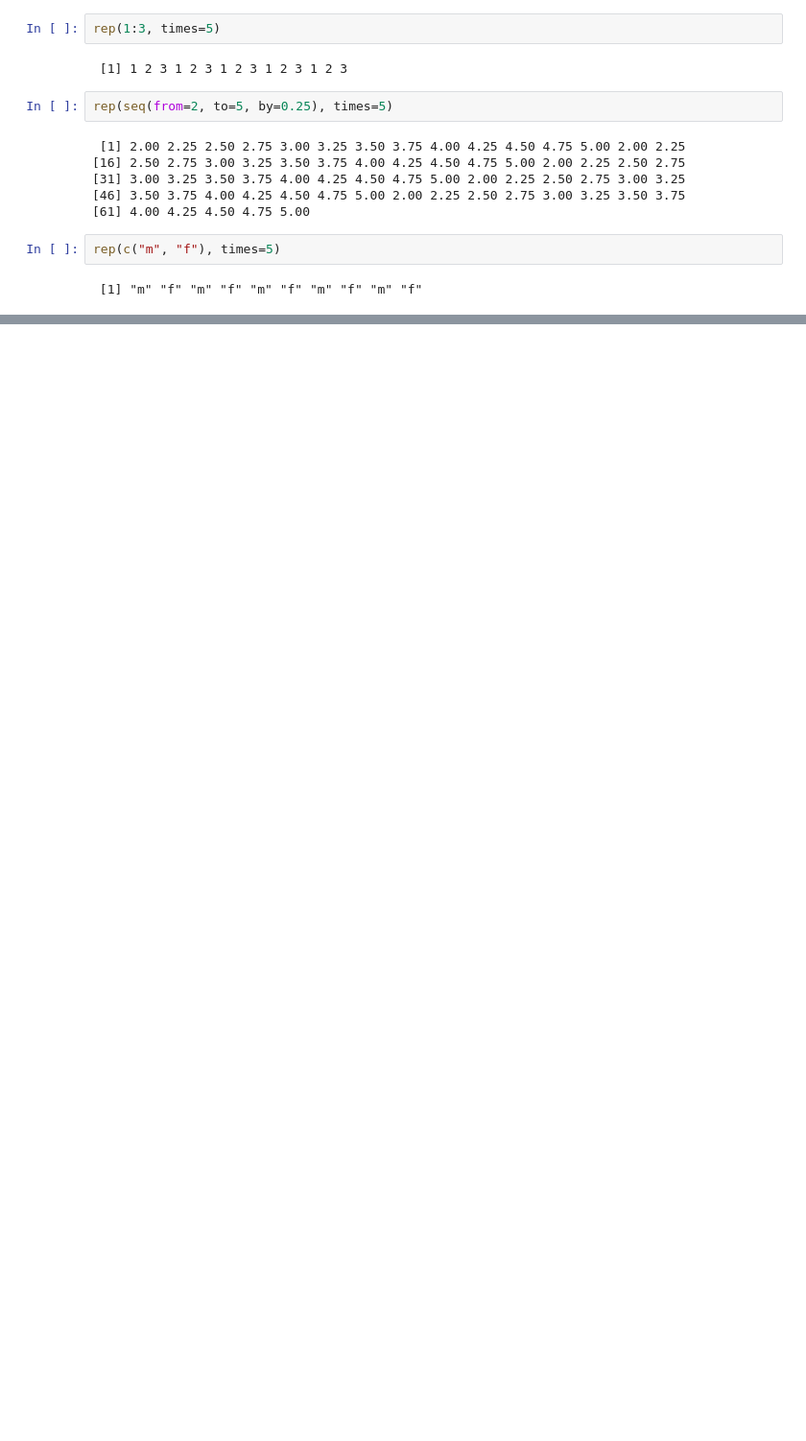
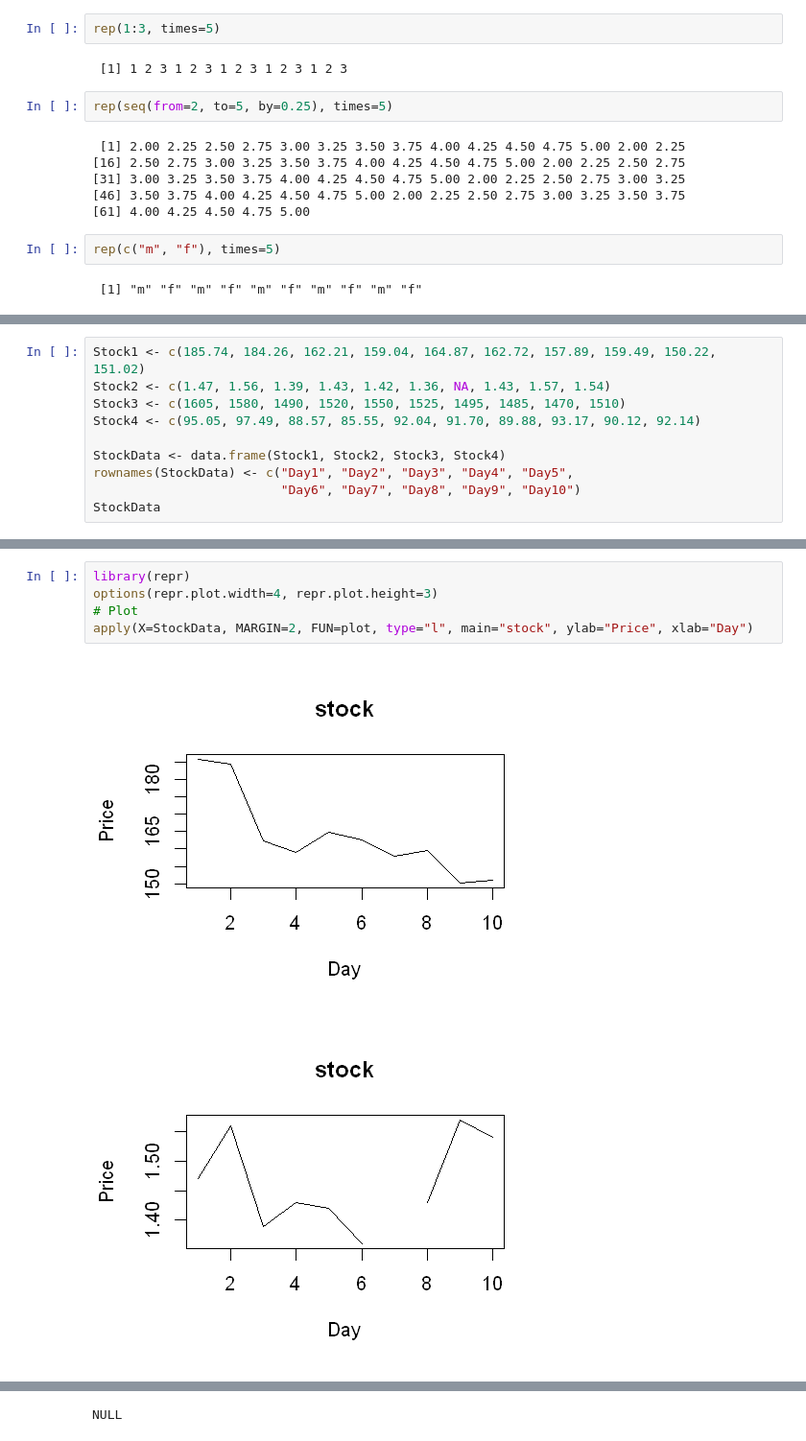
Before and after one commit to AdamYuWen/LearningProgramming, a Jupyter notebook: R/Data Science with R - R Programming for Data Science - MarinStatsLectures.ipynb, the cells around one changed output, grey strips where cells are left out. Shown at 96% size. Drawn from its saved outputs; the diff is of its cells as text; blank space fills up the shorter version.

```diff
--- a/R/Data Science with R - R Programming for Data Science - MarinStatsLectures.ipynb
+++ b/R/Data Science with R - R Programming for Data Science - MarinStatsLectures.ipynb
@@ -56,0 +338,10 @@ rep(c("m", "f"), times=5)
+# %%
+Stock1 <- c(185.74, 184.26, 162.21, 159.04, 164.87, 162.72, 157.89, 159.49, 150.22, 151.02)
+Stock2 <- c(1.47, 1.56, 1.39, 1.43, 1.42, 1.36, NA, 1.43, 1.57, 1.54)
+Stock3 <- c(1605, 1580, 1490, 1520, 1550, 1525, 1495, 1485, 1470, 1510)
+Stock4 <- c(95.05, 97.49, 88.57, 85.55, 92.04, 91.70, 89.88, 93.17, 90.12, 92.14)
+
+StockData <- data.frame(Stock1, Stock2, Stock3, Stock4)
+rownames(StockData) <- c("Day1", "Day2", "Day3", "Day4", "Day5",
+                         "Day6", "Day7", "Day8", "Day9", "Day10")
+StockData
@@ -56,0 +393,8 @@ rep(c("m", "f"), times=5)
+# %%
+library(repr)
+options(repr.plot.width=4, repr.plot.height=3)
+# Plot
+apply(X=StockData, MARGIN=2, FUN=plot, type="l", main="stock", ylab="Price", xlab="Day")
+# %% [output]
+[figure, added]
+[figure, added]
@@ -56,0 +402 @@ rep(c("m", "f"), times=5)
+NULL
```
Also changed, not shown: parts of 61 cells of this notebook, 5 other files.
